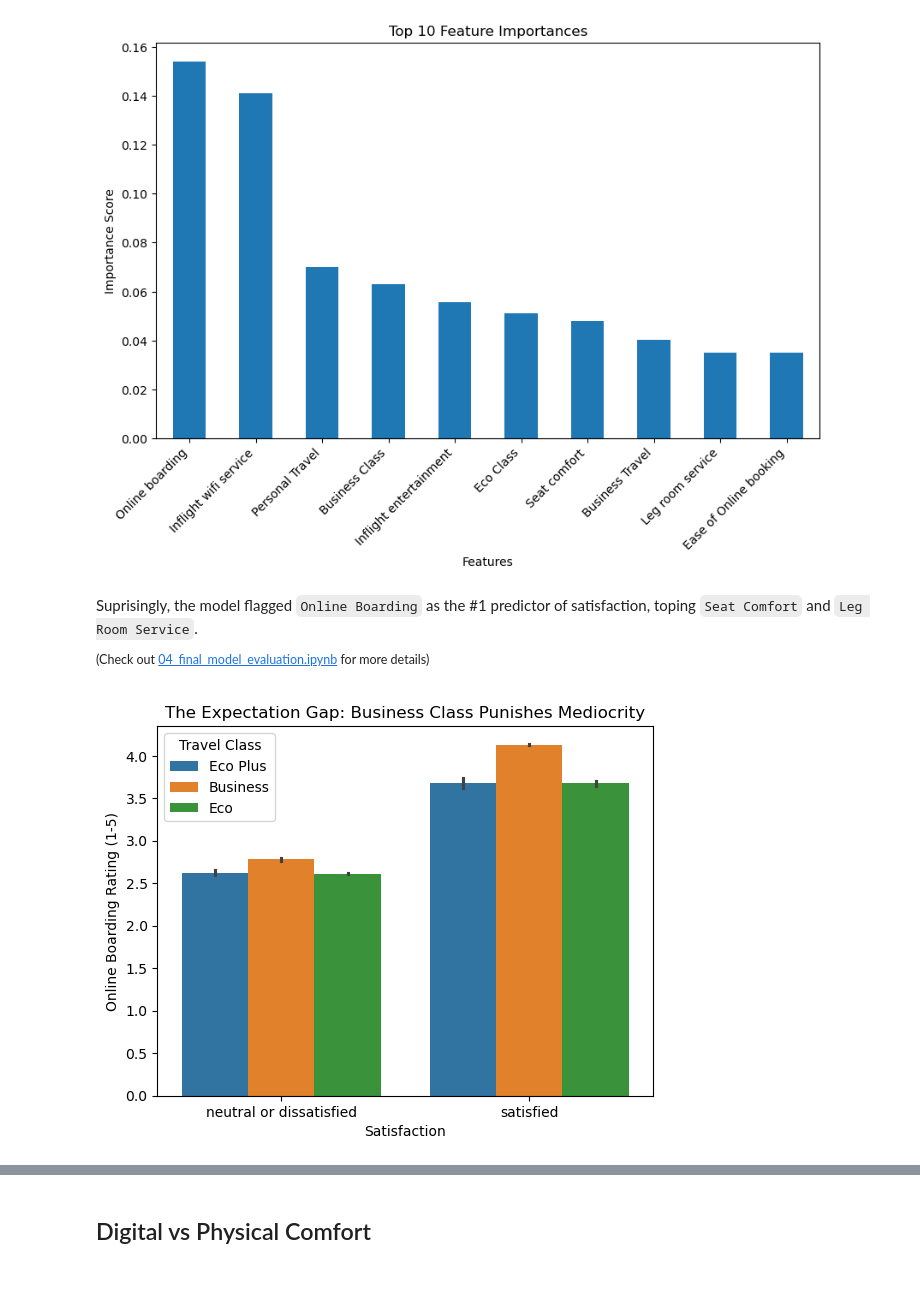
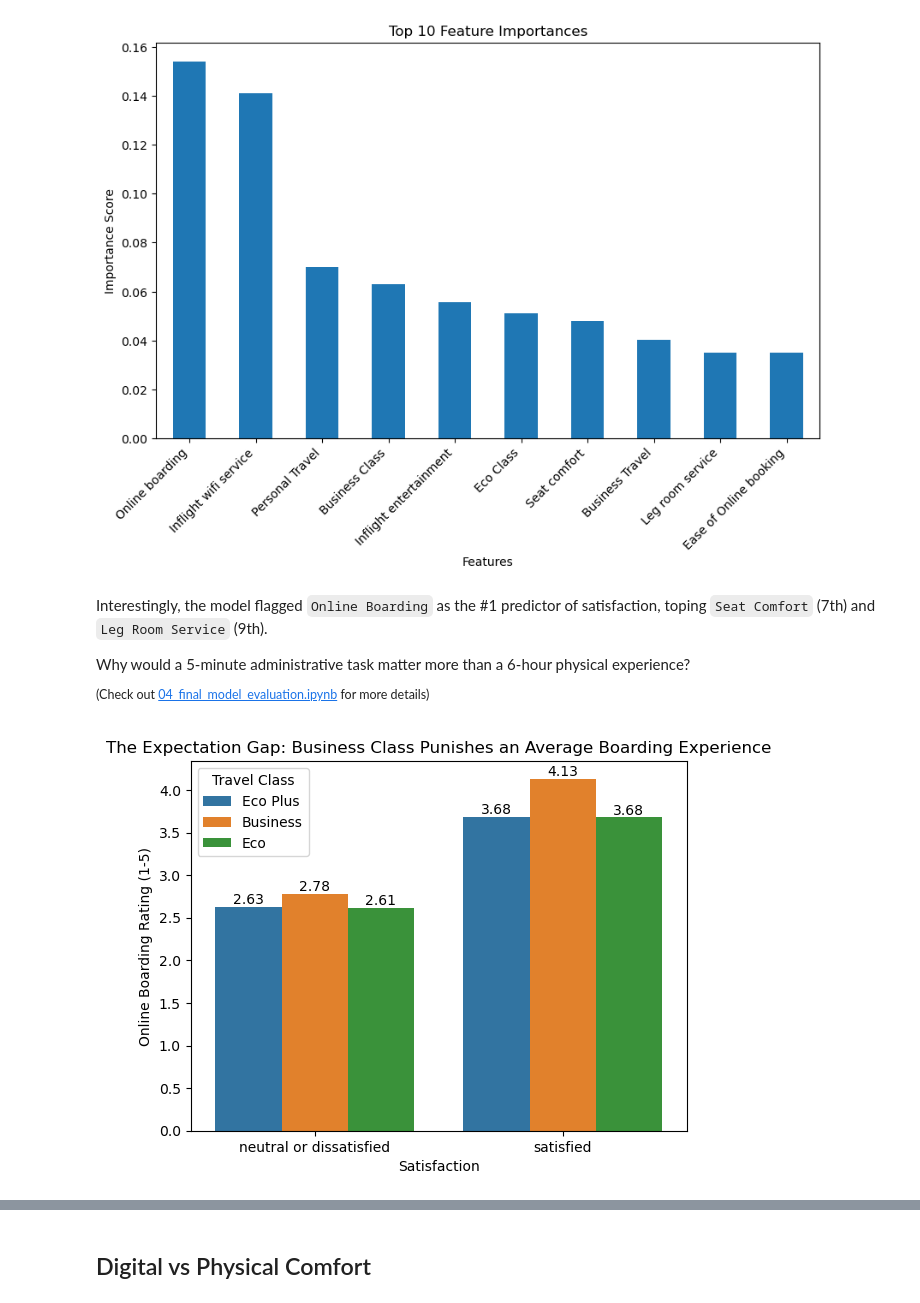
Before and after one commit to T-Godwins/airline-project, a Jupyter notebook: detailed_analysis/airline_sentiment_story.ipynb, the cells around one changed output, grey strips where cells are left out. Cells and saved outputs as stored; diff of their text form; code cells hidden in the pictures.

Commit message:
improved expectation gap bar

```diff
--- a/detailed_analysis/airline_sentiment_story.ipynb
+++ b/detailed_analysis/airline_sentiment_story.ipynb
@@ -98,17 +99,22 @@ plt.show()
 # %% [output]
 [figure]
 # %% [markdown]
-Suprisingly, the model flagged `Online Boarding` as the #1 predictor of satisfaction, toping `Seat Comfort` and `Leg Room Service`.
+Interestingly, the model flagged `Online Boarding` as the #1 predictor of satisfaction, toping `Seat Comfort` (7th) and `Leg Room Service` (9th).
+
+Why would a 5-minute administrative task matter more than a 6-hour physical experience?
 
 <sup>(Check out [04_final_model_evaluation.ipynb](../technical_analysis/04_final_model_evaluation.ipynb) for more details)</sup>
 # %%
 fig, ax = plt.subplots()
-sns.barplot(data=df, y='Online boarding', x='satisfaction', hue='Class', ax=ax)
-ax.set_title("The Expectation Gap: Business Class Punishes Mediocrity")
+sns.barplot(data=df, y='Online boarding', x='satisfaction', hue='Class', ax=ax, errorbar=None)
+ax.bar_label(ax.containers[0], fmt='%.2f')
+ax.bar_label(ax.containers[1], fmt='%.2f')
+ax.bar_label(ax.containers[2], fmt='%.2f')
+ax.set_title("The Expectation Gap: Business Class Punishes an Average Boarding Experience")
 ax.set_ylabel("Online Boarding Rating (1-5)")
 ax.set_xlabel("Satisfaction")
 ax.legend(title='Travel Class')
 plt.show()
 # %% [output]
-[figure, old version]
+[figure, new version]
 # %% [markdown]
```
Also changed, not shown: parts of 6 cells of this notebook, 1 other file.
